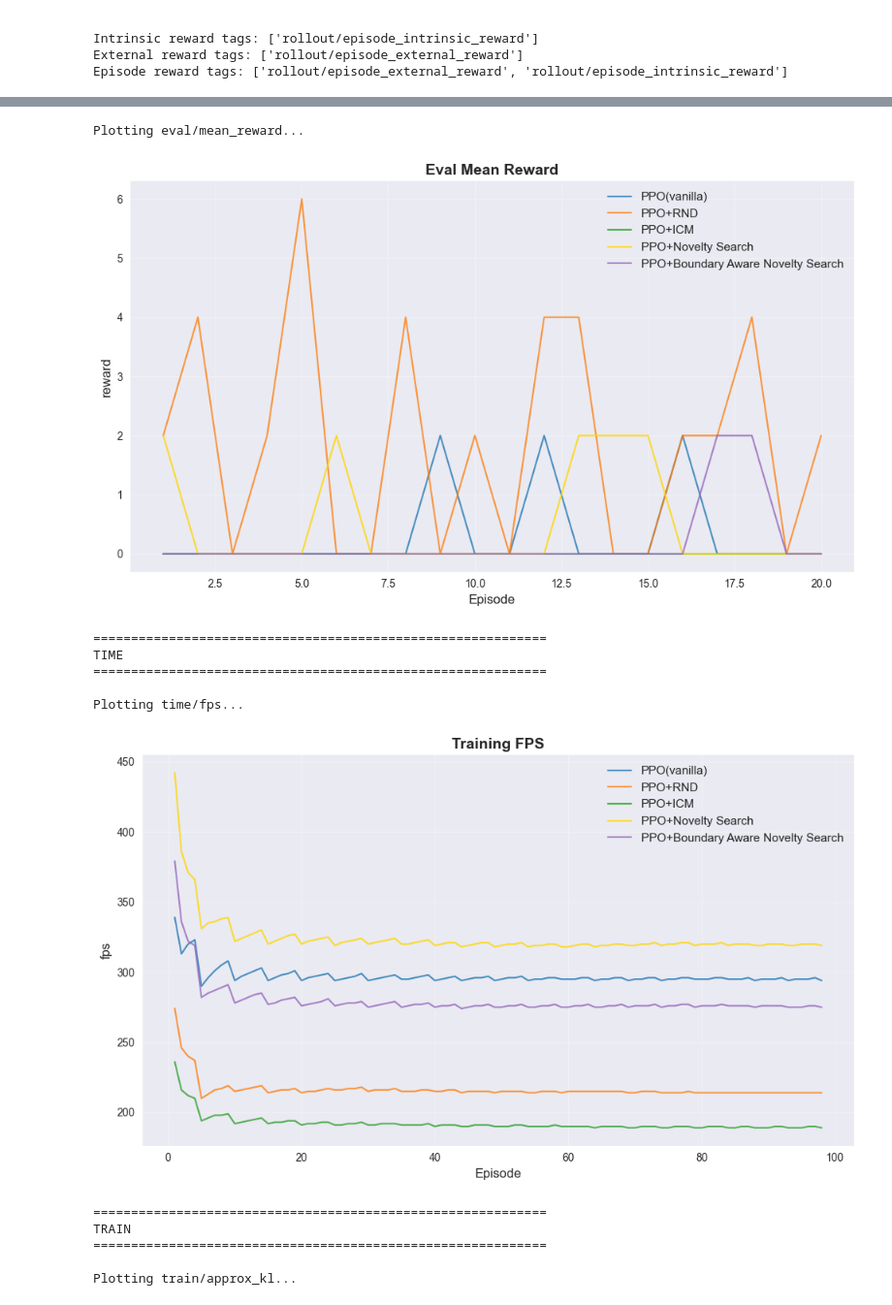
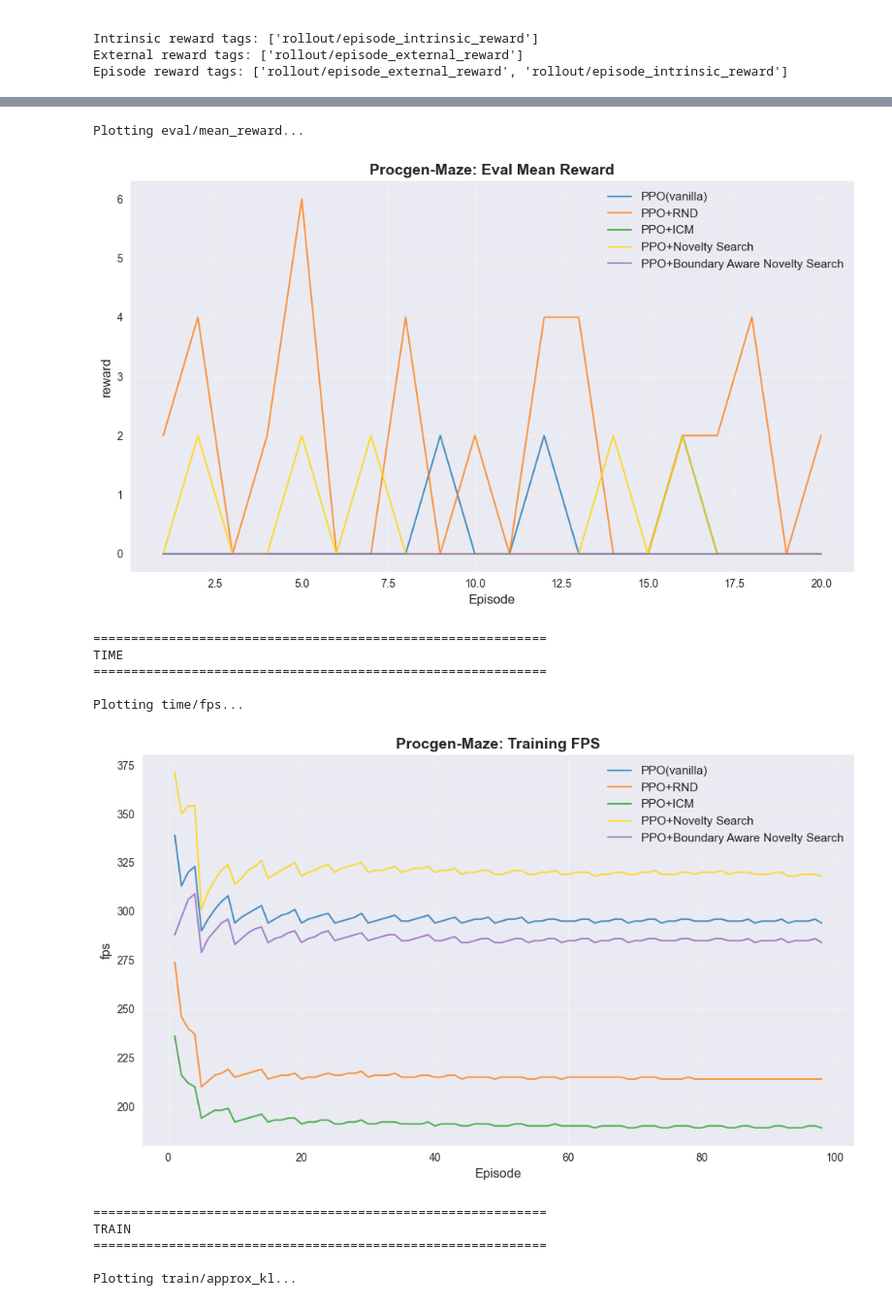
Before and after one commit to S-lijun/boundary-aware-novelty-search, a Jupyter notebook: boundary_ns_rl/TensorBoard_Procgen.ipynb, the cells around one changed output, grey strips where cells are left out. Shown at 97% size. Saved outputs shown, nothing was run; the diff lists cells and outputs as text; code cells hidden in the pictures.

```diff
--- a/boundary_ns_rl/TensorBoard_Procgen.ipynb
+++ b/boundary_ns_rl/TensorBoard_Procgen.ipynb
@@ -43,9 +41,9 @@ RUNS = {
     # PPO+ICM（带 ICM 内在奖励）
     "procgen_maze_ppo_icm_1": os.path.join(LOGS_DIR, "procgen_maze_ppo_icm", "PPO_1"),
     # PPO+NS（Boundary Novelty Search）
-    "procgen_maze_ppo_ns_6": os.path.join(LOGS_DIR, "procgen_maze_ppo_ns", "PPO_6"),
+    "procgen_maze_ppo_ns_7": os.path.join(LOGS_DIR, "procgen_maze_ppo_ns", "PPO_7"),
     # PPO+BANS（Boundary Aware Novelty Search）
-    "procgen_maze_ppo_bans_7": os.path.join(LOGS_DIR, "procgen_maze_ppo_bans", "PPO_7"),
+    "procgen_maze_ppo_bans_8": os.path.join(LOGS_DIR, "procgen_maze_ppo_bans", "PPO_8"),
     # 如果有多个运行，可以添加更多
     # "procgen_maze_ppo_2": os.path.join(LOGS_DIR, "procgen_maze_ppo", "PPO_2"),
     # "procgen_maze_ppo_icm_2": os.path.join(LOGS_DIR, "procgen_maze_ppo_icm", "PPO_2"),
@@ -144,8 +142,8 @@ run_name_mapping = {
     "procgen_maze_ppo_2": "PPO(vanilla)",
     "procgen_maze_ppo_rnd_4": "PPO+RND",
     "procgen_maze_ppo_icm_1": "PPO+ICM",
-    "procgen_maze_ppo_ns_6": "PPO+Novelty Search",
-    "procgen_maze_ppo_bans_7": "PPO+Boundary Aware Novelty Search",
+    "procgen_maze_ppo_ns_7": "PPO+Novelty Search",
+    "procgen_maze_ppo_bans_8": "PPO+Boundary Aware Novelty Search",
 }
 
 # 固定颜色映射，便于区分曲线
@@ -206,7 +204,9 @@ def plot_tag_for_runs(tag, runs_dict, title=None, xlabel="Episode", ylabel=None)
     plt.grid(True, alpha=0.3)
     plt.xlabel(xlabel, fontsize=12)
     plt.ylabel(ylabel if ylabel is not None else tag, fontsize=12)
-    plt.title(title if title is not None else tag, fontsize=14, fontweight='bold')
+    # 使用传入的标题（标题中已经包含了 Procgen-Maze 前缀）
+    plot_title = title if title is not None else tag
+    plt.title(plot_title, fontsize=14, fontweight='bold')
     plt.tight_layout()
     plt.show()
 
@@ -590,22 +590,22 @@ PPO(vanilla):
 
 groups = {
     "eval": [
-        ("eval/mean_ep_length", "Eval Mean Episode Length", "mean_ep_length"),
-        ("eval/mean_reward",    "Eval Mean Reward",         "reward"),
+        ("eval/mean_ep_length", "Procgen-Maze: Eval Mean Episode Length", "mean_ep_length"),
+        ("eval/mean_reward",    "Procgen-Maze: Eval Mean Reward",         "reward"),
     ],
     "time": [
-        ("time/fps", "Training FPS", "fps"),
+        ("time/fps", "Procgen-Maze: Training FPS", "fps"),
     ],
     "train": [
-        ("train/approx_kl",           "Approximate KL Divergence",           "approx_kl"),
-        ("train/clip_fraction",       "Clip Fraction",                     "clip_fraction"),
-        ("train/clip_range",          "Clip Range",                        "clip_range"),
-        ("train/entropy_loss",        "Entropy Loss",                      "entropy_loss"),
-        ("train/explained_variance",  "Explained Variance",                "explained_variance"),
-        ("train/learning_rate",       "Learning Rate",                     "learning_rate"),
-        ("train/loss",                "Total Loss",                        "loss"),
-        ("train/policy_gradient_loss","Policy Gradient Loss",            "policy_gradient_loss"),
-        ("train/value_loss",          "Value Loss",                        "value_loss"),
+        ("train/approx_kl",           "Procgen-Maze: Approximate KL Divergence",           "approx_kl"),
+        ("train/clip_fraction",       "Procgen-Maze: Clip Fraction",                     "clip_fraction"),
+        ("train/clip_range",          "Procgen-Maze: Clip Range",                        "clip_range"),
+        ("train/entropy_loss",        "Procgen-Maze: Entropy Loss",                      "entropy_loss"),
+        ("train/explained_variance",  "Procgen-Maze: Explained Variance",                "explained_variance"),
+        ("train/learning_rate",       "Procgen-Maze: Learning Rate",                     "learning_rate"),
+        ("train/loss",                "Procgen-Maze: Total Loss",                        "loss"),
+        ("train/policy_gradient_loss","Procgen-Maze: Policy Gradient Loss",            "policy_gradient_loss"),
+        ("train/value_loss",          "Procgen-Maze: Value Loss",                        "value_loss"),
     ],
 }
 
@@ -633,11 +633,11 @@ Plotting eval/mean_ep_length...
 Plotting eval/mean_reward...
-[figure, old version]
+[figure, new version]
 ============================================================
 TIME
 ============================================================
 
 Plotting time/fps...
-[figure, old version]
+[figure, new version]
 ============================================================
 TRAIN
 ============================================================
```
Also changed, not shown: parts of 5 cells of this notebook, 44 other files.
